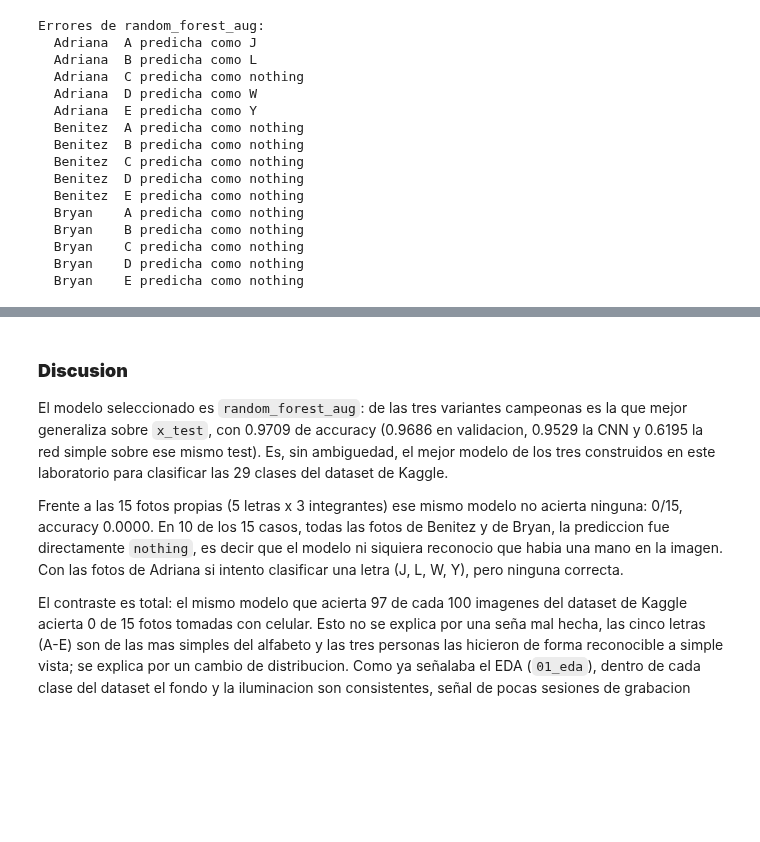
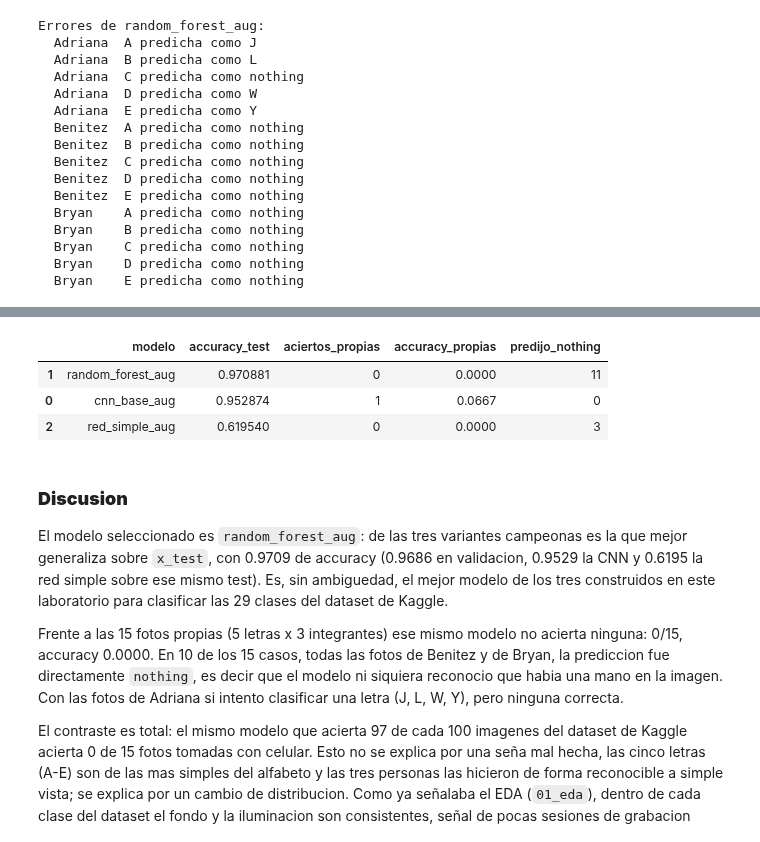
Before and after one commit to Bamo0507/Laboratorio3_Deep_Learning, a Jupyter notebook: notebooks/06_senas_propias.ipynb, the cells around one changed output, grey strips where cells are left out. Cells and saved outputs as stored; diff of their text form; code cells hidden in the pictures; blank space fills up the shorter version.

```diff
--- a/notebooks/06_senas_propias.ipynb
+++ b/notebooks/06_senas_propias.ipynb
@@ -212,3 +222,21 @@ Errores de random_forest_aug:
+# %%
+filas = []
+for nombre, mod in candidatos.items():
+    p = m.predecir(mod, x_propio)
+    filas.append({
+        "modelo": nombre,
+        "accuracy_test": comparacion.loc[comparacion["modelo"] == nombre, "accuracy_test"].iloc[0],
+        "aciertos_propias": int((p == y_propio).sum()),
+        "accuracy_propias": round(float((p == y_propio).mean()), 4),
+        "predijo_nothing": int(sum(1 for i in p if cfg.CLASES[i] == "nothing")),
+    })
+
+pd.DataFrame(filas).sort_values("accuracy_test", ascending=False)
+# %% [output]
+|  | modelo | accuracy_test | aciertos_propias | accuracy_propias | predijo_nothing |
+| 1 | random_forest_aug | 0.970881 | 0 | 0.0000 | 11 |
+| 0 | cnn_base_aug | 0.952874 | 1 | 0.0667 | 0 |
+| 2 | red_simple_aug | 0.619540 | 0 | 0.0000 | 3 |
 # %% [markdown]
 ### **Discusion**
 
```
Also changed, not shown: parts of 4 cells of this notebook, 4 other files.
